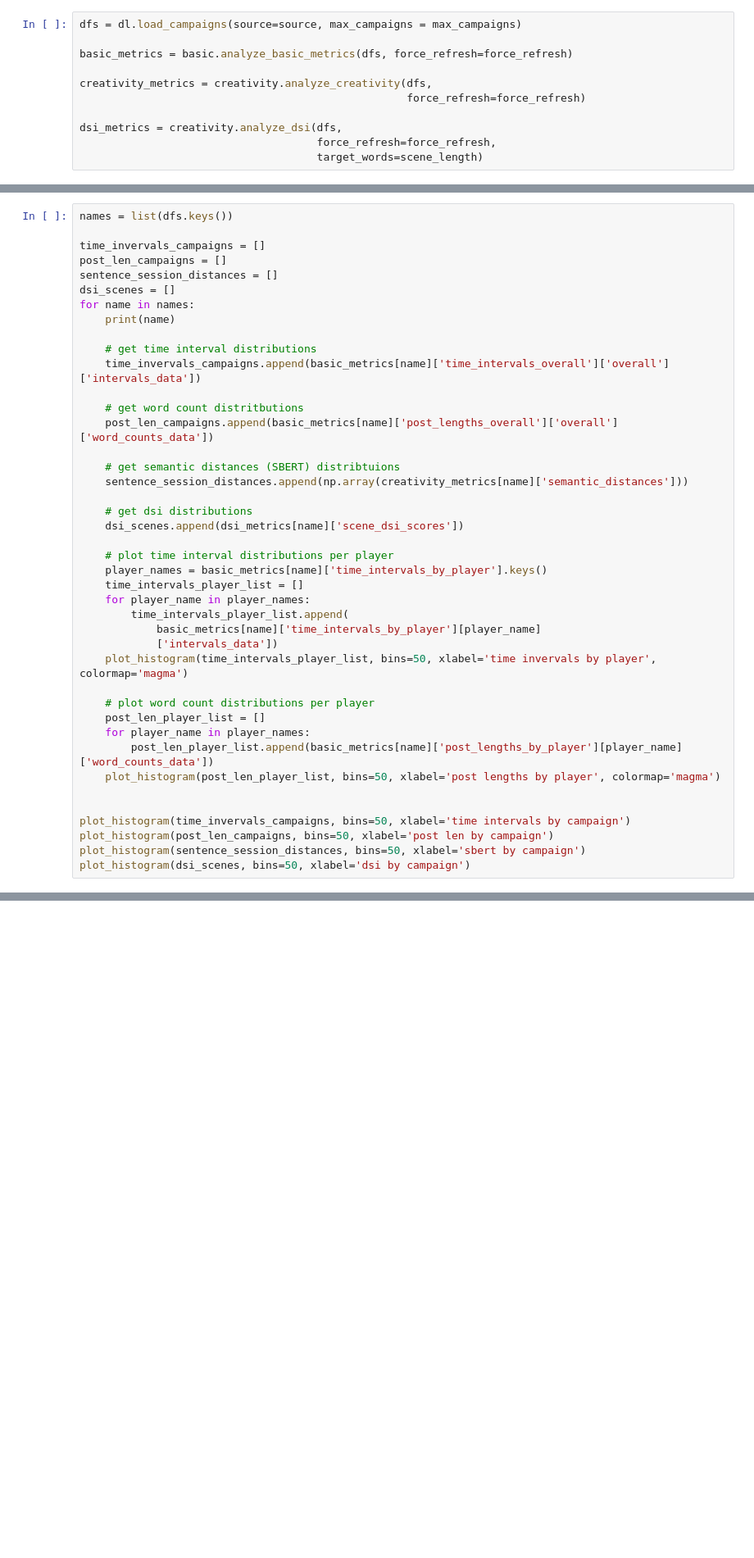
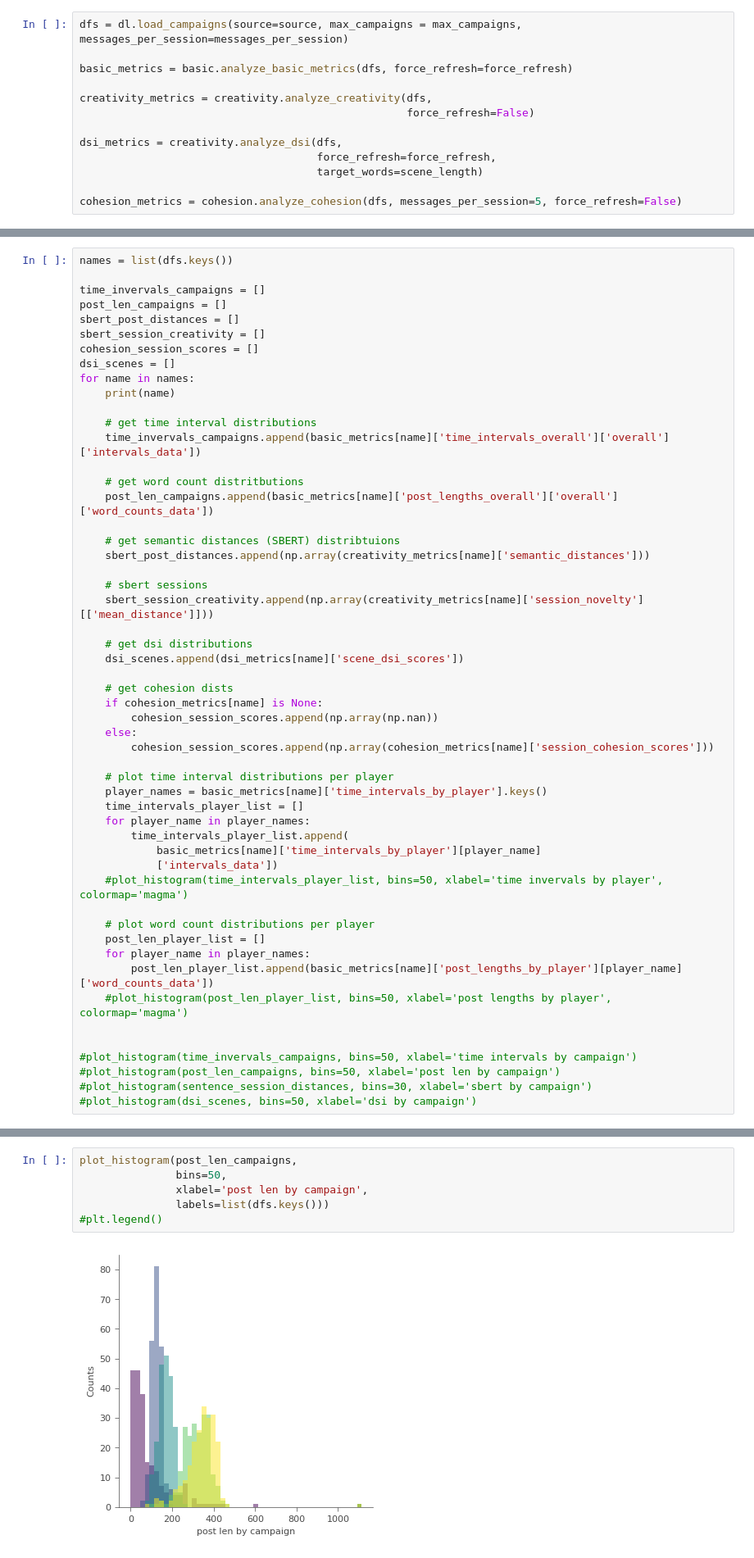
Before and after one commit to AnnieStephenson/dnd-dynamics, a Jupyter notebook: tutorials/game_log_analysis_tutorial.ipynb, the cells around one changed output, grey strips where cells are left out. Shown at 82% size. Saved outputs shown, nothing was run; the diff lists cells and outputs as text; blank space fills up the shorter version.

Commit message:
updated for plotting

```diff
--- a/tutorials/game_log_analysis_tutorial.ipynb
+++ b/tutorials/game_log_analysis_tutorial.ipynb
@@ -56,14 +61,16 @@ scene_length = 175
 # %% [markdown]
 # Calculate game log analyses
 # %%
-dfs = dl.load_campaigns(source=source, max_campaigns = max_campaigns)
+dfs = dl.load_campaigns(source=source, max_campaigns = max_campaigns, messages_per_session=messages_per_session)
 
 basic_metrics = basic.analyze_basic_metrics(dfs, force_refresh=force_refresh)
 
 creativity_metrics = creativity.analyze_creativity(dfs,
-                                                   force_refresh=force_refresh)
+                                                   force_refresh=False)
 
 dsi_metrics = creativity.analyze_dsi(dfs,
                                      force_refresh=force_refresh,
                                      target_words=scene_length)
+
+cohesion_metrics = cohesion.analyze_cohesion(dfs, messages_per_session=5, force_refresh=False)
 # %% [output]
@@ -221,7 +201,9 @@ names = list(dfs.keys())
 
 time_invervals_campaigns = []
 post_len_campaigns = []
-sentence_session_distances = []
+sbert_post_distances = []
+sbert_session_creativity = []
+cohesion_session_scores = []
 dsi_scenes = []
 for name in names:
     print(name)
@@ -233,10 +215,19 @@ for name in names:
     post_len_campaigns.append(basic_metrics[name]['post_lengths_overall']['overall']['word_counts_data'])
 
     # get semantic distances (SBERT) distribtuions
-    sentence_session_distances.append(np.array(creativity_metrics[name]['semantic_distances']))
+    sbert_post_distances.append(np.array(creativity_metrics[name]['semantic_distances']))
+
+    # sbert sessions
+    sbert_session_creativity.append(np.array(creativity_metrics[name]['session_novelty'][['mean_distance']]))
 
     # get dsi distributions
     dsi_scenes.append(dsi_metrics[name]['scene_dsi_scores'])
+
+    # get cohesion dists
+    if cohesion_metrics[name] is None:
+        cohesion_session_scores.append(np.array(np.nan))
+    else:
+        cohesion_session_scores.append(np.array(cohesion_metrics[name]['session_cohesion_scores']))
 
     # plot time interval distributions per player
     player_names = basic_metrics[name]['time_intervals_by_player'].keys()
@@ -245,18 +236,18 @@ for name in names:
         time_intervals_player_list.append(
             basic_metrics[name]['time_intervals_by_player'][player_name]
             ['intervals_data'])
-    plot_histogram(time_intervals_player_list, bins=50, xlabel='time invervals by player', colormap='magma')
+    #plot_histogram(time_intervals_player_list, bins=50, xlabel='time invervals by player', colormap='magma')
 
     # plot word count distributions per player
     post_len_player_list = []
     for player_name in player_names:
         post_len_player_list.append(basic_metrics[name]['post_lengths_by_player'][player_name]['word_counts_data'])
-    plot_histogram(post_len_player_list, bins=50, xlabel='post lengths by player', colormap='magma')
+    #plot_histogram(post_len_player_list, bins=50, xlabel='post lengths by player', colormap='magma')
 
 
-plot_histogram(time_invervals_campaigns, bins=50, xlabel='time intervals by campaign')
-plot_histogram(post_len_campaigns, bins=50, xlabel='post len by campaign')
-plot_histogram(sentence_session_distances, bins=50, xlabel='sbert by campaign')
-plot_histogram(dsi_scenes, bins=50, xlabel='dsi by campaign')
+#plot_histogram(time_invervals_campaigns, bins=50, xlabel='time intervals by campaign')
+#plot_histogram(post_len_campaigns, bins=50, xlabel='post len by campaign')
+#plot_histogram(sentence_session_distances, bins=30, xlabel='sbert by campaign')
+#plot_histogram(dsi_scenes, bins=50, xlabel='dsi by campaign')
 # %% [output]
 10391-guardians-of-gridori
@@ -283,0 +258,8 @@ plot_histogram(dsi_scenes, bins=50, xlabel='dsi by campaign')
+# %%
+plot_histogram(post_len_campaigns,
+               bins=50,
+               xlabel='post len by campaign',
+               labels=list(dfs.keys()))
+#plt.legend()
+# %% [output]
+[figure, added]
```
Also changed, not shown: parts of 16 cells of this notebook.
